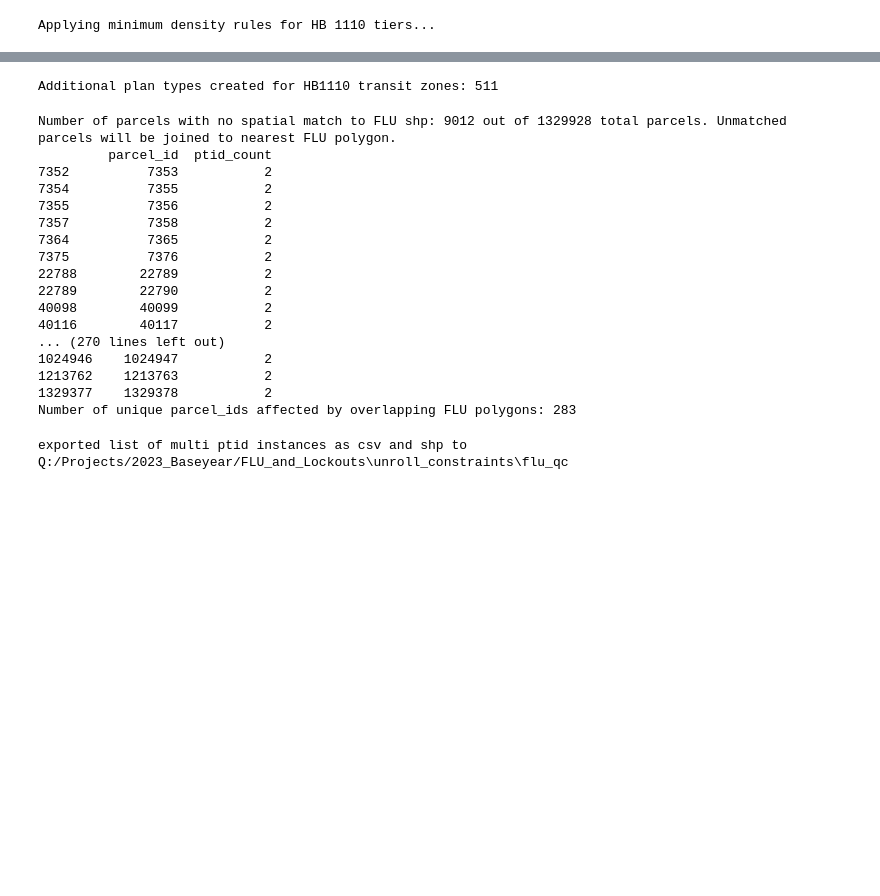
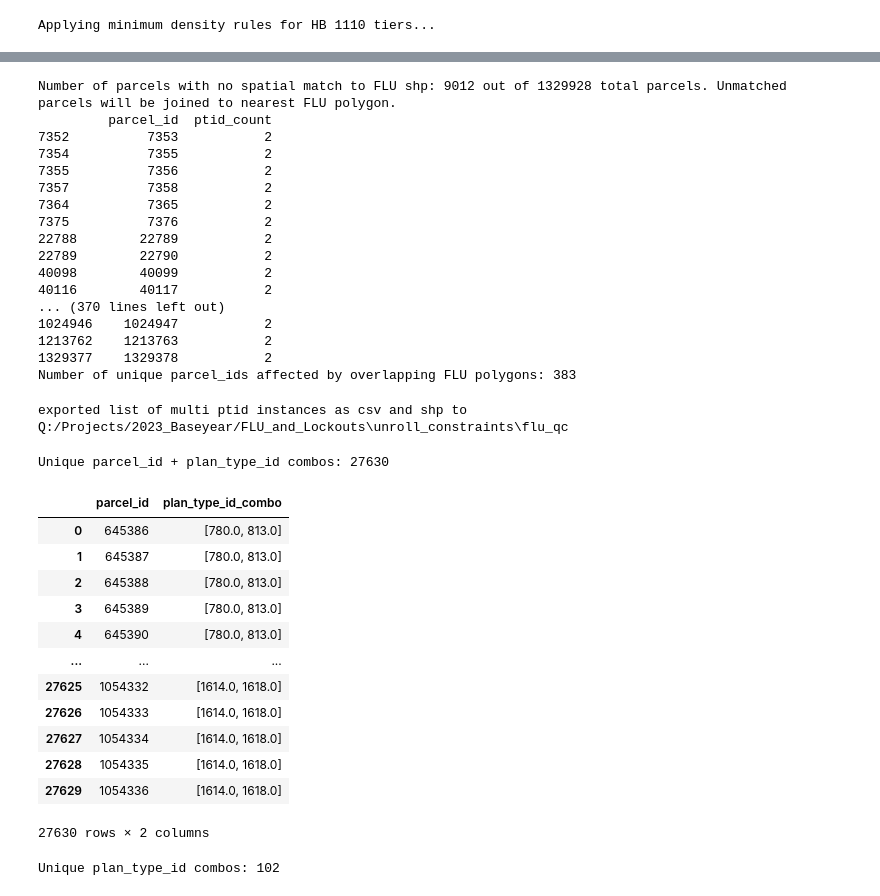
Before and after one commit to psrc/future_land_use, a Jupyter notebook: projects/summer_2026/scratch.ipynb, the cells around one changed output, grey strips where cells are left out. Drawn from its saved outputs; the diff is of its cells as text; code cells hidden in the pictures; blank space fills up the shorter version.

Commit message:
apply overlays

```diff
--- a/projects/summer_2026/scratch.ipynb
+++ b/projects/summer_2026/scratch.ipynb
@@ -120,8 +117,5 @@ hb_transit_plan_types = f.loc[f['hb_transit_override'] == 1, ['juris_zn','plan_t
-# %%
-print(f'Additional plan types created for HB1110 transit zones: {len(hb_transit_plan_types)}')
-# %% [output]
-Additional plan types created for HB1110 transit zones: 511
 # %%
+# create plan_type_id for each juris_zn in imputed FLU data
 f['plan_type_id'] = np.arange(len(f)) + 1 # assign plan_type_id
 
 # join imputed data back to FLU shapefile
@@ -130,10 +124,7 @@ flu = flu_shp.merge(f, on = ['juris_zn'], how = 'left')
 # spatial join parcels to flu to assign plan_type_id------------------------------------------------
 
 # read parcels file & lu type file
-elmer_conn = ElmerGeoConn()
-prcls = elmer_conn.read_geolayer(BASE_YEAR_PRCL_LAYER)[['parcel_id', 'geometry']]
-prcls = prcls.to_crs(epsg=2285)
-#pin_name = "PIN" # BY 2018
+prcls = p.get_geodataframe('parcels_pts')[['parcel_id', 'geometry']]
 pin_name = "parcel_id" # BY 2023
 
 #prcls_pin = np.fromfile(os.path.join(CACHE, 'parcel_id.li4'), np.int32) # BY 2018
@@ -141,7 +132,8 @@ pin_name = "parcel_id" # BY 2023
 prcls_pin = np.fromfile(os.path.join(CACHE, 'parcel_id.li8'), np.int64) # BY 2023
 prcls_lu = np.fromfile(os.path.join(CACHE, 'land_use_type_id.li8'), np.int64) # BY 2023
 prcls_tod = np.fromfile(os.path.join(CACHE, 'tod_id.li4'), np.int32)
-lu_type = pd.DataFrame({pin_name:prcls_pin, 'lu_type':prcls_lu, 'tod_id':prcls_tod}, index = prcls_pin)
+prcls_sqft = np.fromfile(os.path.join(CACHE, 'gross_sqft.lf8'), np.float64)
+lu_type = pd.DataFrame({pin_name:prcls_pin, 'lu_type':prcls_lu, 'tod_id':prcls_tod, 'gross_sqft':prcls_sqft}, index = prcls_pin)
 #lu_type['PIN'] = lu_type['PIN'].astype(np.int64) # BY 2018
 
 prcls[pin_name] = prcls[pin_name].astype(np.int64)
@@ -150,7 +142,7 @@ prcls = prcls.merge(lu_type, on = pin_name)
 # spatial join parcels to flu shp
 prcls_flu = gpd.sjoin(prcls, flu,how = 'left')
 # separate out parcels that did not join to flu (i.e. those with no juris_zn match)
-unmatched = prcls_flu.loc[prcls_flu['juris_zn'].isna(),['parcel_id','geometry','lu_type','tod_id']].copy()
+unmatched = prcls_flu.loc[prcls_flu['juris_zn'].isna(),['parcel_id','geometry','lu_type','tod_id','gross_sqft']].copy()
 print(f"Number of parcels with no spatial match to FLU shp: {len(unmatched)} out of {len(prcls)} total parcels. Unmatched parcels will be joined to nearest FLU polygon.")
 if len(unmatched) > len(prcls) * 0.05: # if more than 5% of parcels have no match throw an error
     raise RuntimeError(f"Warning: {len(unmatched)} parcels have no spatial match to FLU shapefile, which is more than 5% of total parcels. Check data and spatial join parameters.")
@@ -244,9 +236,67 @@ Number of parcels with no spatial match to FLU shp: 9012 out of 1329928 total pa
 22789        22790           2
 40098        40099           2
 40116        40117           2
-... (270 lines left out)
+... (370 lines left out)
 1024946    1024947           2
 1213762    1213763           2
 1329377    1329378           2
-Number of unique parcel_ids affected by overlapping FLU polygons: 283
+Number of unique parcel_ids affected by overlapping FLU polygons: 383
 exported list of multi ptid instances as csv and shp to Q:/Projects/2023_Baseyear/FLU_and_Lockouts\unroll_constraints\flu_qc
+# %%
+overlay_parcels = (
+    p.get_table('overlay_parcels')
+    .merge(f,on='juris_zn')
+    [['parcel_id','plan_type_id']]
+)
+# %%
+parcels_in_overlay = (
+    all_df.loc[
+        all_df['parcel_id'].isin(overlay_parcels['parcel_id']),
+          ['parcel_id','plan_type_id']]
+          .copy().dropna()
+)
+# %%
+parcels_to_update = pd.concat([overlay_parcels, parcels_in_overlay])
+# %%
+# find all existing combinations of plan_type_id based on parcel_id
+plan_type_combos = (
+    parcels_to_update
+    .groupby('parcel_id')['plan_type_id']
+    .apply(lambda x: sorted(set(x)))  # sorted unique plan_type_ids per parcel
+    .reset_index(name='plan_type_id_combo')
+)
+print(f"Unique parcel_id + plan_type_id combos: {len(plan_type_combos)}")
+plan_type_combos
+# %% [output]
+Unique parcel_id + plan_type_id combos: 27630
+|  | parcel_id | plan_type_id_combo |
+| 0 | 645386 | [780.0, 813.0] |
+| 1 | 645387 | [780.0, 813.0] |
+| 2 | 645388 | [780.0, 813.0] |
+| 3 | 645389 | [780.0, 813.0] |
+| 4 | 645390 | [780.0, 813.0] |
+| ... | ... | ... |
+| 27625 | 1054332 | [1614.0, 1618.0] |
+| 27626 | 1054333 | [1614.0, 1618.0] |
+| 27627 | 1054334 | [1614.0, 1618.0] |
+| 27628 | 1054335 | [1614.0, 1618.0] |
+| 27629 | 1054336 | [1614.0, 1618.0] |
+27630 rows × 2 columns
+# %%
+# get unique plan_type_id combinations (convert list to tuple for hashing)
+plan_type_combos['plan_type_id_combo'] = plan_type_combos['plan_type_id_combo'].apply(tuple)
+unique_combos = plan_type_combos['plan_type_id_combo'].unique()
+print(f"Unique plan_type_id combos: {len(unique_combos)}")
+
+# create overlay_combo_id mapping
+combo_to_id = {combo: idx + 1 for idx, combo in enumerate(unique_combos)}
+plan_type_combos['overlay_combo_id'] = plan_type_combos['plan_type_id_combo'].map(combo_to_id)
+
+# add overlay_combo_id back to parcels_to_update
+parcels_to_update = parcels_to_update.merge(
+    plan_type_combos[['parcel_id', 'overlay_combo_id']],
+    on='parcel_id',
+    how='left'
+)
+# %% [output]
+Unique plan_type_id combos: 102
```
Also changed, not shown: parts of 15 cells of this notebook, 7 other files.
